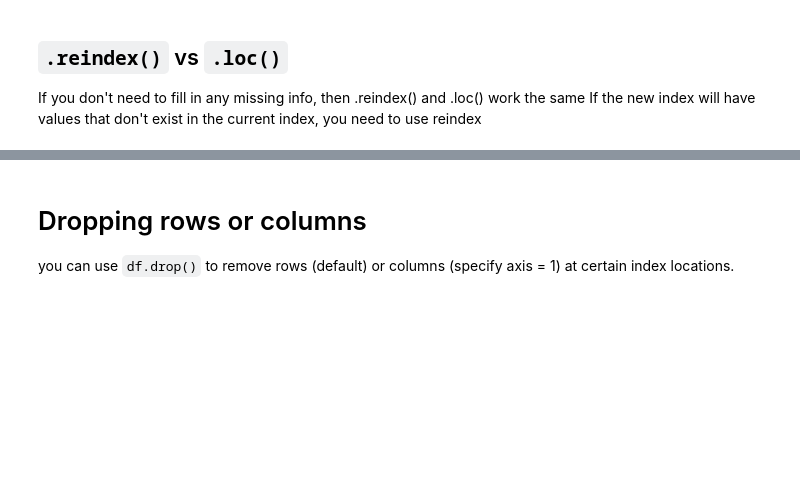
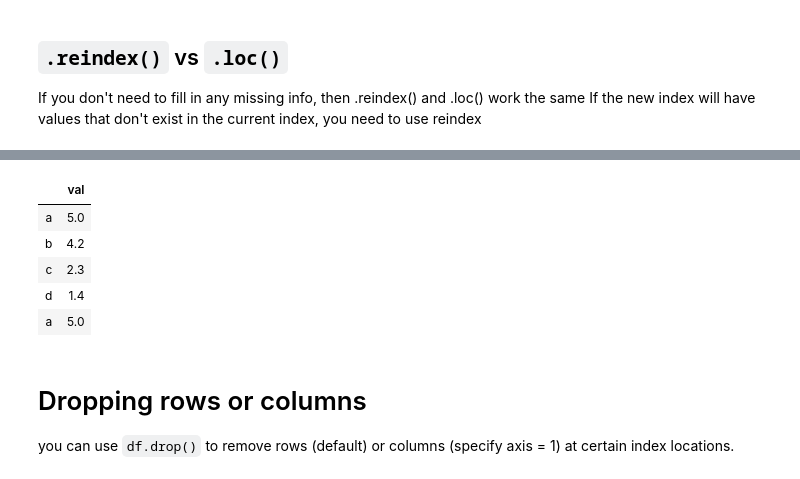
Before and after one commit to smileschen/2019-fa-stats131, a Jupyter notebook: 04-02_Pandas_indexing.ipynb, the cells around one changed output, grey strips where cells are left out. Saved outputs shown, nothing was run; the diff lists cells and outputs as text; code cells hidden in the pictures; blank space fills up the shorter version.

```diff
--- a/04-02_Pandas_indexing.ipynb
+++ b/04-02_Pandas_indexing.ipynb
@@ -115,0 +332,2 @@ obj5.loc[['a','b','c','d','e']]  # .loc() returns a warning or error if you give
+# %%
+obj5.loc['a'] = 5
@@ -116,3 +340,12 @@ obj5.loc[['a','b','c','d','e']]  # .loc() returns a warning or error if you give
+# %%
+obj5
+# %% [output]
+|  | val |
+| a | 5.0 |
+| b | 4.2 |
+| c | 2.3 |
+| d | 1.4 |
+| a | 5.0 |
 # %% [markdown]
 # Dropping rows or columns
 
```
Also changed, not shown: parts of 86 cells of this notebook.
